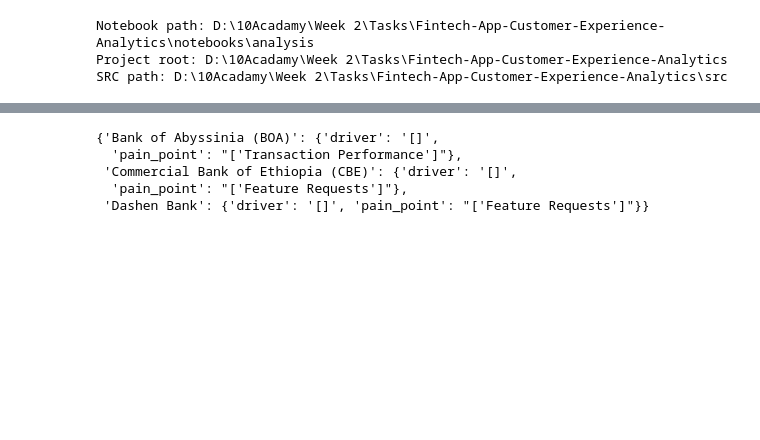
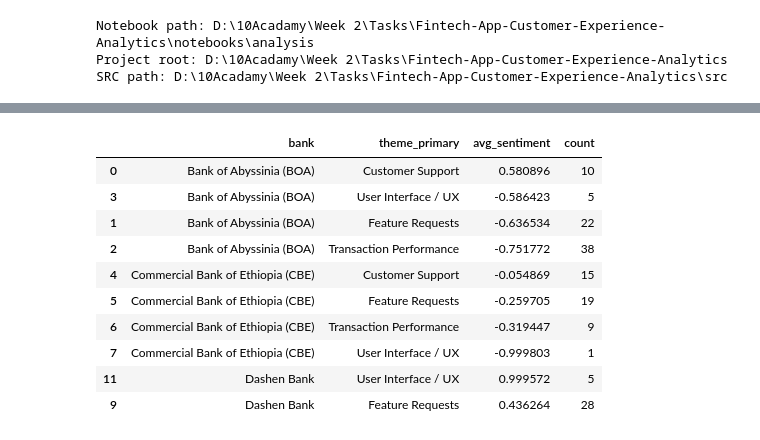
Before and after one commit to tib-dev/Fintech-App-Customer-Experience-Analytics, a Jupyter notebook: notebooks/analysis/insight_and_recommendation.ipynb, the cells around one changed output, grey strips where cells are left out. Drawn from its saved outputs; the diff is of its cells as text; code cells hidden in the pictures; blank space fills up the shorter version.

```diff
--- a/notebooks/analysis/insight_and_recommendation.ipynb
+++ b/notebooks/analysis/insight_and_recommendation.ipynb
@@ -72,21 +72,20 @@ Output path: D:\10Acadamy\Week 2\Tasks\Fintech-App-Customer-Experience-Analytics
-# %%
-# Count themes per bank
-theme_counts = df.explode("themes").groupby("bank")["themes"].value_counts()
-theme_counts = theme_counts.unstack(fill_value=0)
-
-# Identify top 2 themes (drivers/pain points)
-drivers_pain_points = {}
-for bank in theme_counts.index:
-    sorted_themes = theme_counts.loc[bank].sort_values(ascending=False)
-    drivers_pain_points[bank] = {
-        "driver": sorted_themes.index[0],
-        "pain_point": sorted_themes.index[1] if len(sorted_themes) > 1 else sorted_themes.index[0]
-    }
-
-drivers_pain_points
-# %% [output]
-{'Bank of Abyssinia (BOA)': {'driver': '[]',
-  'pain_point': "['Transaction Performance']"},
- 'Commercial Bank of Ethiopia (CBE)': {'driver': '[]',
-  'pain_point': "['Feature Requests']"},
- 'Dashen Bank': {'driver': '[]', 'pain_point': "['Feature Requests']"}}
+# %%
+theme_stats = df.groupby(["bank", "theme_primary"]).agg(
+    avg_sentiment=("sentiment_score", "mean"),
+    count=("review_id", "count")
+).reset_index()
+theme_stats.sort_values(["bank", "avg_sentiment"], ascending=[
+                        True, False], inplace=True)
+theme_stats.head(10)
+# %% [output]
+|  | bank | theme_primary | avg_sentiment | count |
+| 0 | Bank of Abyssinia (BOA) | Customer Support | 0.580896 | 10 |
+| 3 | Bank of Abyssinia (BOA) | User Interface / UX | -0.586423 | 5 |
+| 1 | Bank of Abyssinia (BOA) | Feature Requests | -0.636534 | 22 |
+| 2 | Bank of Abyssinia (BOA) | Transaction Performance | -0.751772 | 38 |
+| 4 | Commercial Bank of Ethiopia (CBE) | Customer Support | -0.054869 | 15 |
+| 5 | Commercial Bank of Ethiopia (CBE) | Feature Requests | -0.259705 | 19 |
+| 6 | Commercial Bank of Ethiopia (CBE) | Transaction Performance | -0.319447 | 9 |
+| 7 | Commercial Bank of Ethiopia (CBE) | User Interface / UX | -0.999803 | 1 |
+| 11 | Dashen Bank | User Interface / UX | 0.999572 | 5 |
+| 9 | Dashen Bank | Feature Requests | 0.436264 | 28 |
```
Also changed, not shown: parts of 7 cells of this notebook.
